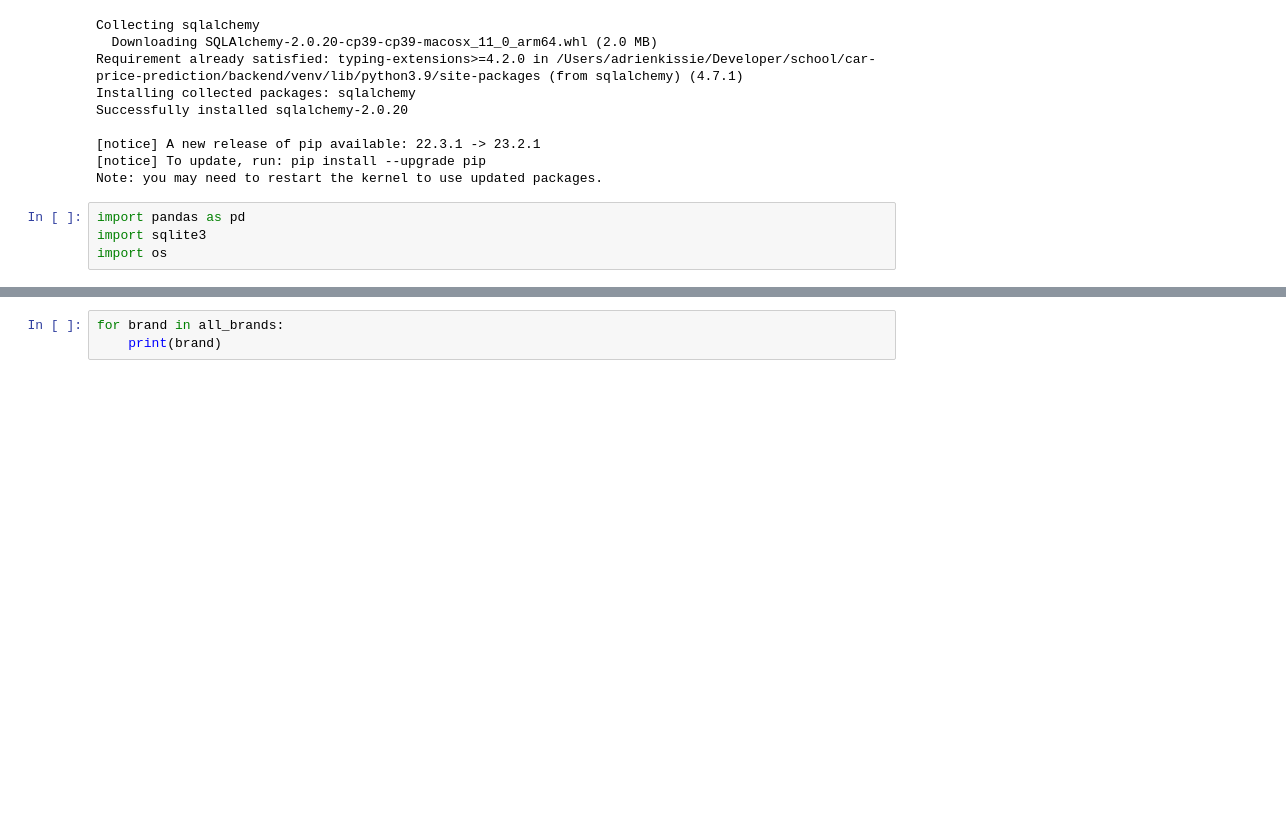
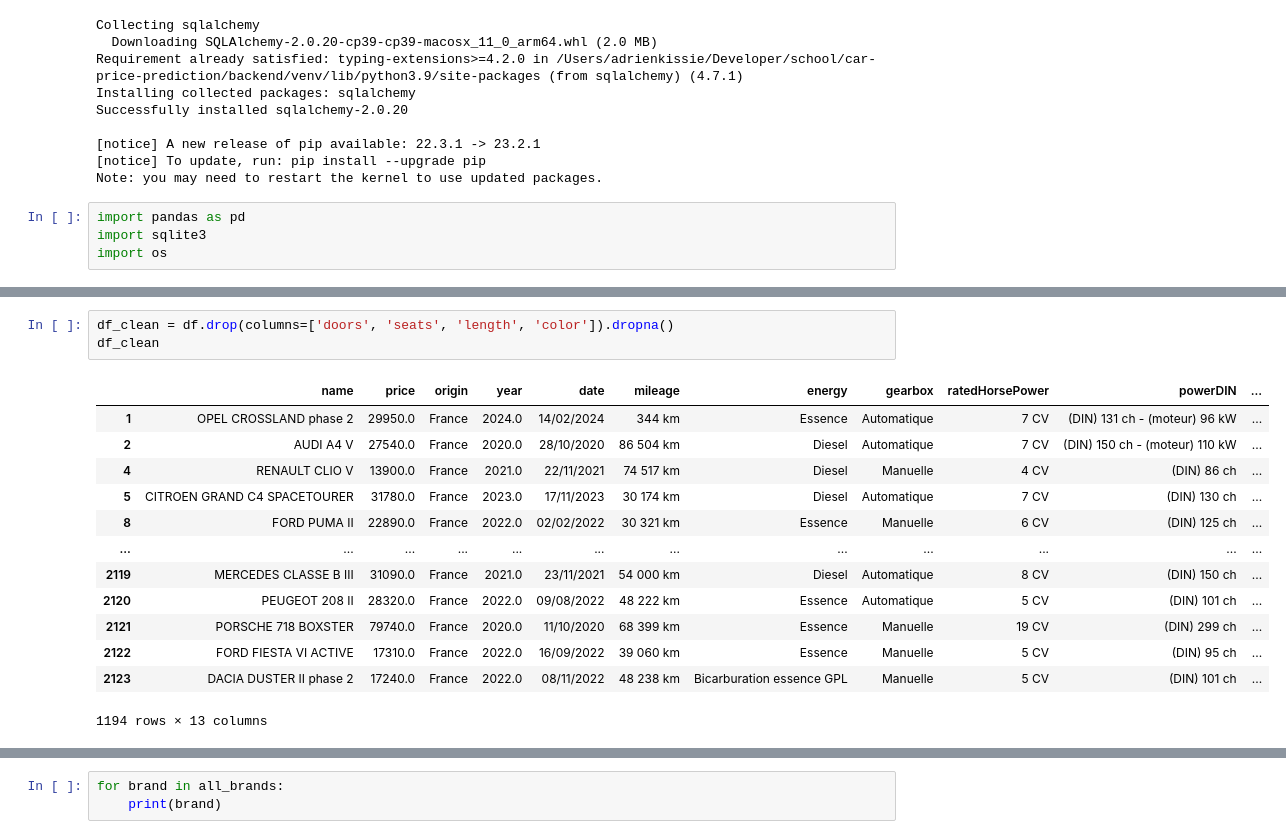
Before and after one commit to Fredkiss3/car-price-prediction-ipssi-groupe-3, a Jupyter notebook: backend/jupyter/data-exploration.ipynb, the cells around one changed output, grey strips where cells are left out. Saved outputs shown, nothing was run; the diff lists cells and outputs as text; blank space fills up the shorter version.

```diff
--- a/backend/jupyter/data-exploration.ipynb
+++ b/backend/jupyter/data-exploration.ipynb
@@ -36 +36,18 @@ df
+# %%
+df_clean = df.drop(columns=['doors', 'seats', 'length', 'color']).dropna()
+df_clean
+# %% [output]
+|  | name | price | origin | year | date | mileage | energy | gearbox | ratedHorsePower | powerDIN | ... |
+| 1 | OPEL CROSSLAND phase 2 | 29950.0 | France | 2024.0 | 14/02/2024 | 344 km | Essence | Automatique | 7 CV | (DIN) 131 ch - (moteur) 96 kW | ... |
+| 2 | AUDI A4 V | 27540.0 | France | 2020.0 | 28/10/2020 | 86 504 km | Diesel | Automatique | 7 CV | (DIN) 150 ch - (moteur) 110 kW | ... |
+| 4 | RENAULT CLIO V | 13900.0 | France | 2021.0 | 22/11/2021 | 74 517 km | Diesel | Manuelle | 4 CV | (DIN) 86 ch | ... |
+| 5 | CITROEN GRAND C4 SPACETOURER | 31780.0 | France | 2023.0 | 17/11/2023 | 30 174 km | Diesel | Automatique | 7 CV | (DIN) 130 ch | ... |
+| 8 | FORD PUMA II | 22890.0 | France | 2022.0 | 02/02/2022 | 30 321 km | Essence | Manuelle | 6 CV | (DIN) 125 ch | ... |
+| ... | ... | ... | ... | ... | ... | ... | ... | ... | ... | ... | ... |
+| 2119 | MERCEDES CLASSE B III | 31090.0 | France | 2021.0 | 23/11/2021 | 54 000 km | Diesel | Automatique | 8 CV | (DIN) 150 ch | ... |
+| 2120 | PEUGEOT 208 II | 28320.0 | France | 2022.0 | 09/08/2022 | 48 222 km | Essence | Automatique | 5 CV | (DIN) 101 ch | ... |
+| 2121 | PORSCHE 718 BOXSTER | 79740.0 | France | 2020.0 | 11/10/2020 | 68 399 km | Essence | Manuelle | 19 CV | (DIN) 299 ch | ... |
+| 2122 | FORD FIESTA VI ACTIVE | 17310.0 | France | 2022.0 | 16/09/2022 | 39 060 km | Essence | Manuelle | 5 CV | (DIN) 95 ch | ... |
+| 2123 | DACIA DUSTER II phase 2 | 17240.0 | France | 2022.0 | 08/11/2022 | 48 238 km | Bicarburation essence GPL | Manuelle | 5 CV | (DIN) 101 ch | ... |
+1194 rows × 13 columns
 # %%
```
Also changed, not shown: parts of 5 cells of this notebook, 9 other files.
